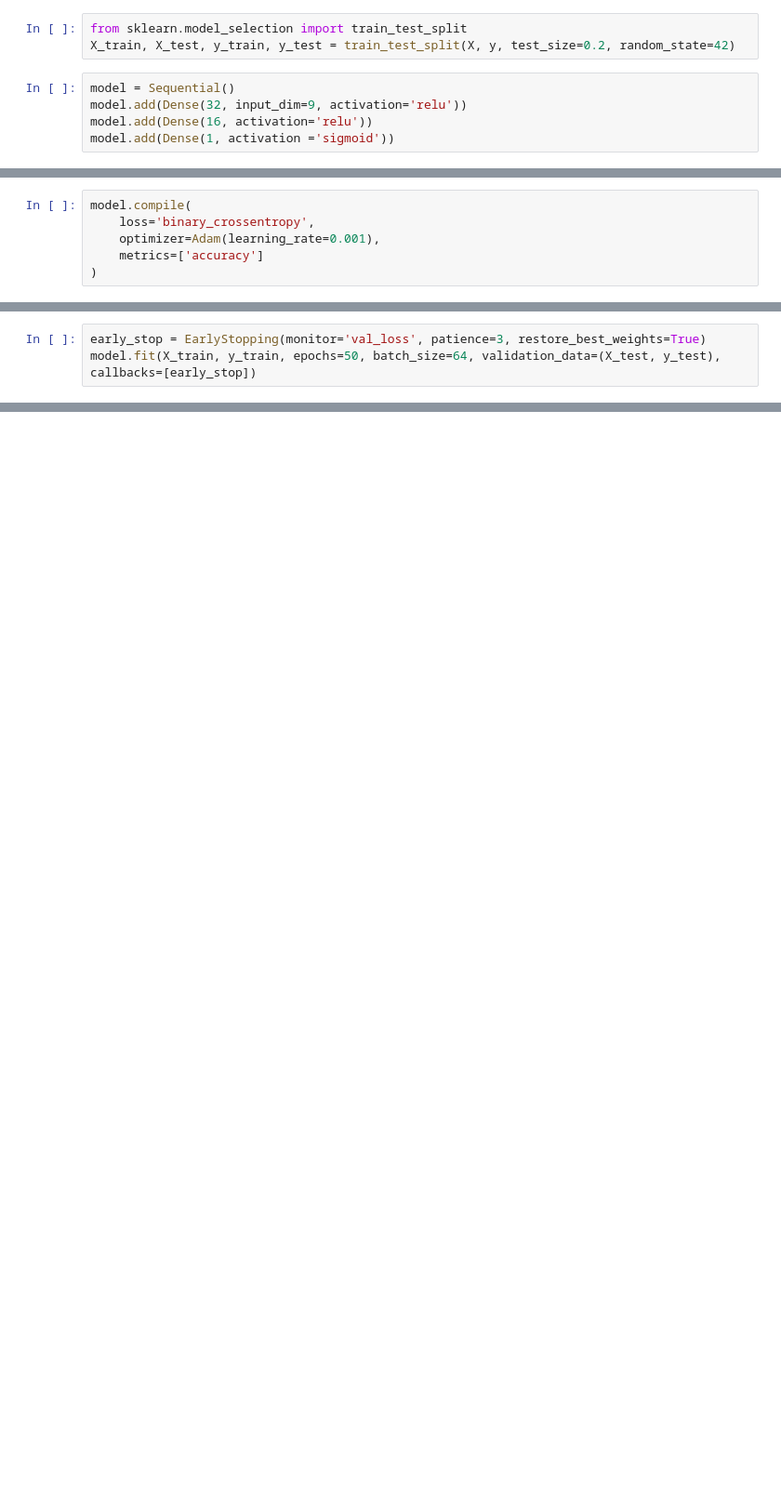
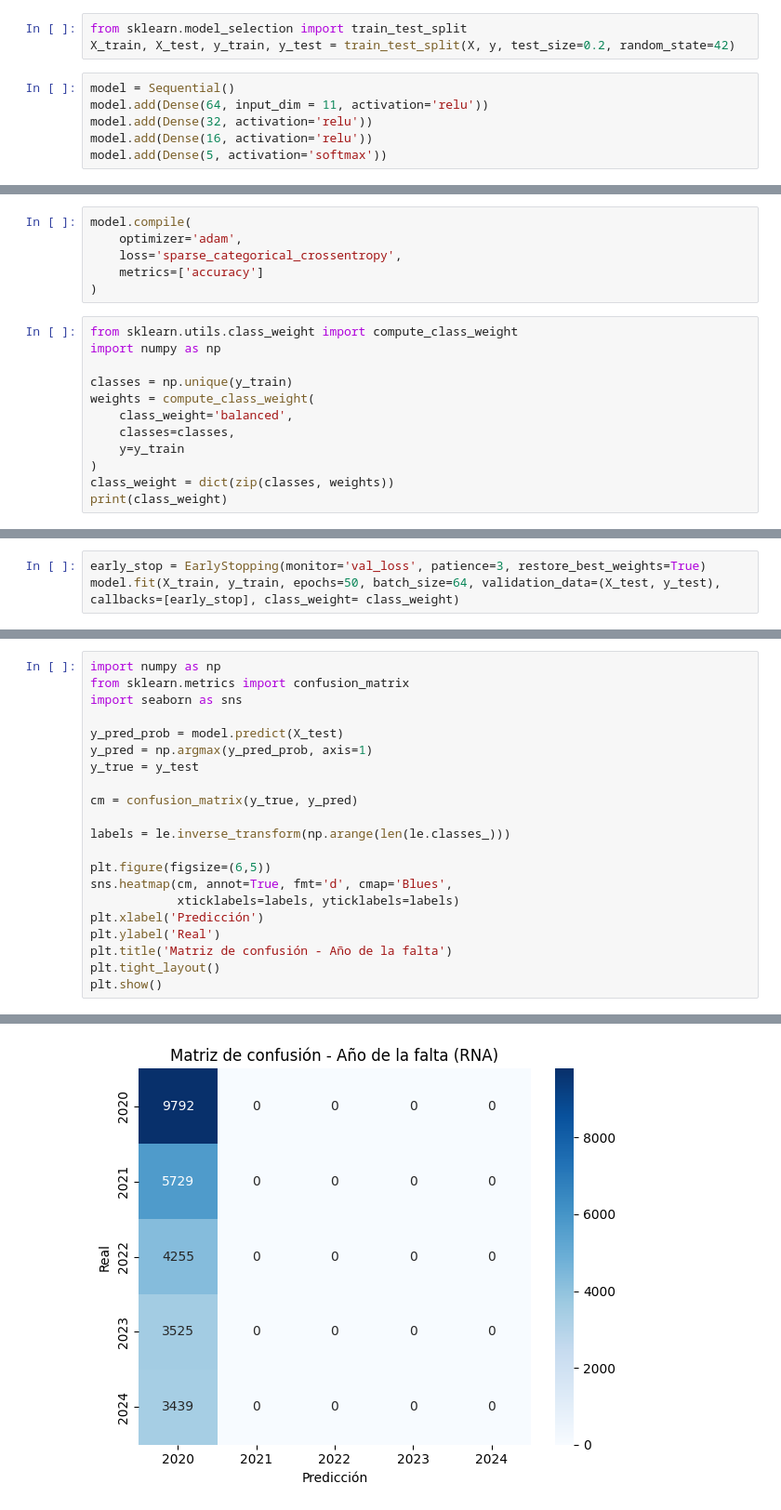
Before and after one commit to rodrigohernandezm/Proyecto_Fase_2, a Jupyter notebook: redes_neuronales.ipynb, the cells around one changed output, grey strips where cells are left out. Shown: that part at 93% size. Drawn from its saved outputs; the diff is of its cells as text; blank space fills up the shorter version.

```diff
--- a/redes_neuronales.ipynb
+++ b/redes_neuronales.ipynb
@@ -76,6 +84,7 @@ from sklearn.model_selection import train_test_split
 X_train, X_test, y_train, y_test = train_test_split(X, y, test_size=0.2, random_state=42)
 # %%
 model = Sequential()
-model.add(Dense(32, input_dim=9, activation='relu'))
+model.add(Dense(64, input_dim = 11, activation='relu'))
+model.add(Dense(32, activation='relu'))
 model.add(Dense(16, activation='relu'))
-model.add(Dense(1, activation ='sigmoid'))
+model.add(Dense(5, activation='softmax'))
@@ -84,6 +91,18 @@ early_stop = EarlyStopping(monitor='val_loss', patience=3, restore_best_weights=
 # %%
 model.compile(
-    loss='binary_crossentropy',
-    optimizer=Adam(learning_rate=0.001),
+    optimizer='adam',
+    loss='sparse_categorical_crossentropy',
     metrics=['accuracy']
 )
+# %%
+from sklearn.utils.class_weight import compute_class_weight
+import numpy as np
+
+classes = np.unique(y_train)
+weights = compute_class_weight(
+    class_weight='balanced',
+    classes=classes,
+    y=y_train
+)
+class_weight = dict(zip(classes, weights))
+print(class_weight)
@@ -90,5 +111,5 @@ model.compile(
 # %%
 early_stop = EarlyStopping(monitor='val_loss', patience=3, restore_best_weights=True)
-model.fit(X_train, y_train, epochs=50, batch_size=64, validation_data=(X_test, y_test), callbacks=[early_stop])
+model.fit(X_train, y_train, epochs=50, batch_size=64, validation_data=(X_test, y_test), callbacks=[early_stop], class_weight= class_weight)
 # %% [output]
 Epoch 1/50
@@ -143,0 +134,22 @@ weighted avg     0.6707    0.6897    0.6565     26225
+# %%
+import numpy as np
+from sklearn.metrics import confusion_matrix
+import seaborn as sns
+
+y_pred_prob = model.predict(X_test)
+y_pred = np.argmax(y_pred_prob, axis=1)
+y_true = y_test
+
+cm = confusion_matrix(y_true, y_pred)
+
+labels = le.inverse_transform(np.arange(len(le.classes_)))
+
+plt.figure(figsize=(6,5))
+sns.heatmap(cm, annot=True, fmt='d', cmap='Blues',
+            xticklabels=labels, yticklabels=labels)
+plt.xlabel('Predicción')
+plt.ylabel('Real')
+plt.title('Matriz de confusión - Año de la falta')
+plt.tight_layout()
+plt.show()
+# %% [output]
@@ -144 +157,2 @@ weighted avg     0.6707    0.6897    0.6565     26225
+[figure, added]
 # %%
```
Also changed, not shown: parts of 25 cells of this notebook, 1 other file.
